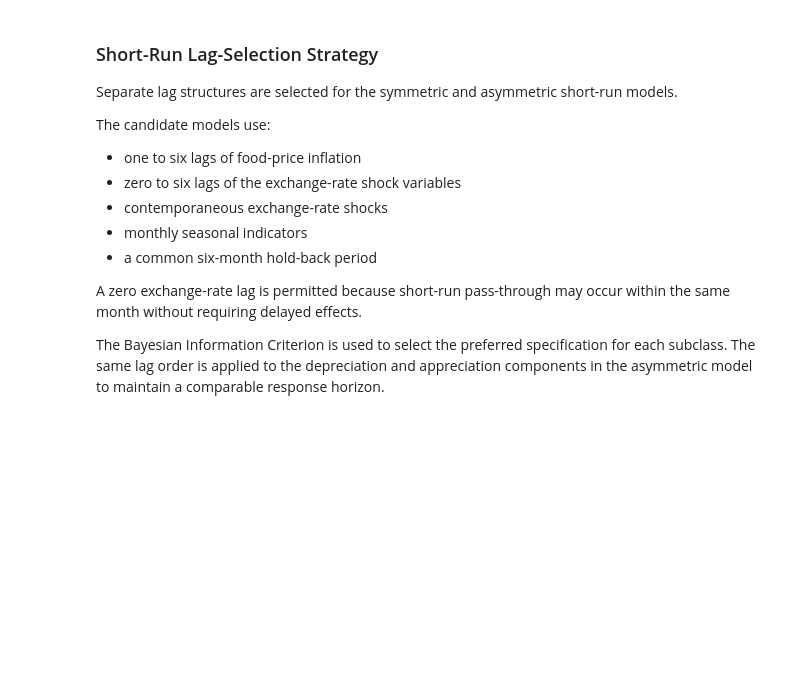
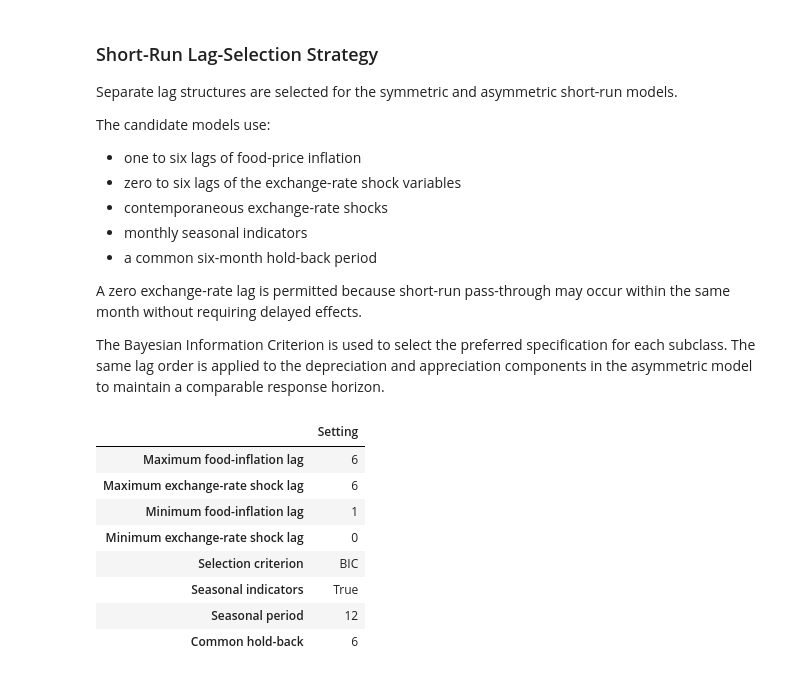
Before and after one commit to MasindiManaga/ERPT_ML_Research, a Jupyter notebook: notebooks/06_Econometric_Modelling.ipynb, the cells around one changed output. Drawn from its saved outputs; the diff is of its cells as text; code cells hidden in the pictures; blank space fills up the shorter version.

```diff
--- a/notebooks/06_Econometric_Modelling.ipynb
+++ b/notebooks/06_Econometric_Modelling.ipynb
@@ -2678,3 +2678,35 @@ A zero exchange-rate lag is permitted because short-run pass-through may occur w
 The Bayesian Information Criterion is used to select the preferred
 specification for each subclass. The same lag order is applied to the
 depreciation and appreciation components in the asymmetric model to maintain a comparable response horizon.
+# %%
+# short-run lag-selection settings
+max_short_run_price_lag = 6
+max_short_run_exchange_rate_lag = 6
+short_run_hold_back = 6
+
+short_run_settings = pd.Series(
+    {
+        "Maximum food-inflation lag": max_short_run_price_lag,
+        "Maximum exchange-rate shock lag":
+            max_short_run_exchange_rate_lag,
+        "Minimum food-inflation lag": 1,
+        "Minimum exchange-rate shock lag": 0,
+        "Selection criterion": "BIC",
+        "Seasonal indicators": True,
+        "Seasonal period": 12,
+        "Common hold-back": short_run_hold_back,
+    },
+    name="Setting",
+).to_frame()
+
+display(short_run_settings)
+# %% [output]
+|  | Setting |
+| Maximum food-inflation lag | 6 |
+| Maximum exchange-rate shock lag | 6 |
+| Minimum food-inflation lag | 1 |
+| Minimum exchange-rate shock lag | 0 |
+| Selection criterion | BIC |
+| Seasonal indicators | True |
+| Seasonal period | 12 |
+| Common hold-back | 6 |
```
Also changed, not shown: parts of 4 cells of this notebook.
